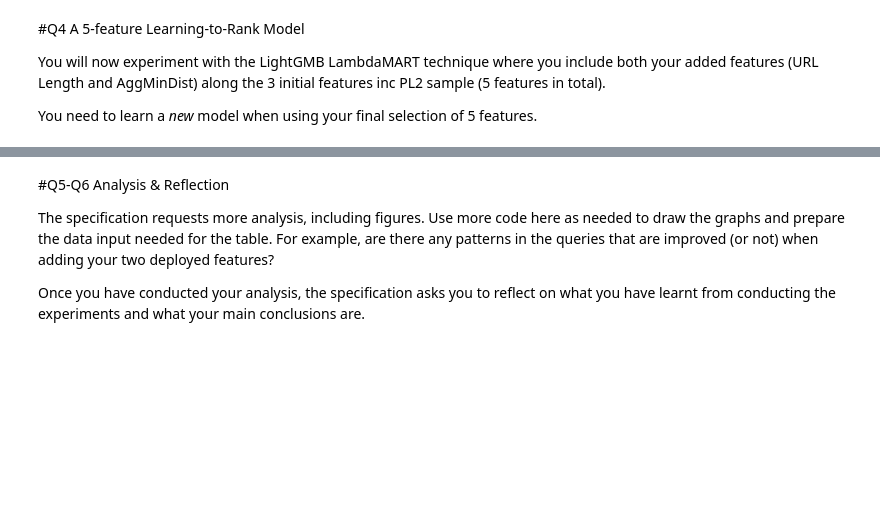
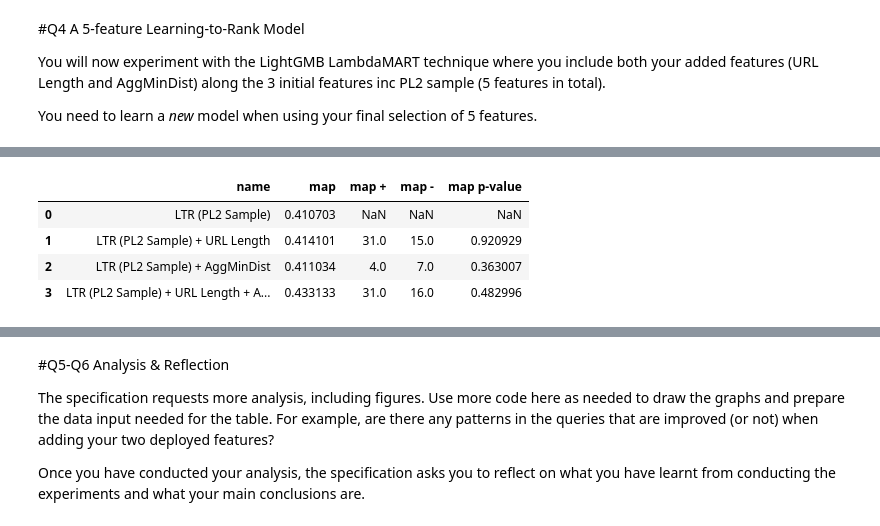
Before and after one commit to podyssea/InformationRetrieval, a Jupyter notebook: InformationRetrievalExercise2_2210049p.ipynb, the cells around one changed output, grey strips where cells are left out. Saved outputs shown, nothing was run; the diff lists cells and outputs as text; code cells hidden in the pictures; blank space fills up the shorter version.

Commit message:
Epitelous doulefkei - All models formed. AggMinDist() may needs reform

```diff
--- a/InformationRetrievalExercise2_2210049p.ipynb
+++ b/InformationRetrievalExercise2_2210049p.ipynb
@@ -466,0 +528,4 @@ You need to learn a *new* model when using your final selection of 5 features.
+# %%
+fourthpassUB = pt.BatchRetrieve(index, wmodel="PL2", metadata=["docno", "url", "body"], verbose=True)
+# %%
+combined_features_with_5_features = fourthpassUB >> (stage12 ** url_length_feature ** term_distance_feature)
@@ -466,0 +534,4 @@ You need to learn a *new* model when using your final selection of 5 features.
+# %%
+model_5_features = combined_features_with_5_features >> pt.ltr.apply_learned_model(lmart_l_5_features, form="ltr")
+# %%
+model_5_features.fit(tr_topics, tr_qrels, va_topics, va_qrels)
@@ -466,0 +549,8 @@ You need to learn a *new* model when using your final selection of 5 features.
+# %%
+pt.Experiment([lmart_l_pipe, boosted_model, boosted_model_dist, model_5_features], test_topics, test_qrels, ["map"], names=["LTR (PL2 Sample)", "LTR (PL2 Sample) + URL Length", "LTR (PL2 Sample) + AggMinDist", "LTR (PL2 Sample) + URL Length + AggMinDist"], baseline = 0)
+# %% [output]
+|  | name | map | map + | map - | map p-value |
+| 0 | LTR (PL2 Sample) | 0.410703 | NaN | NaN | NaN |
+| 1 | LTR (PL2 Sample) + URL Length | 0.414101 | 31.0 | 15.0 | 0.920929 |
+| 2 | LTR (PL2 Sample) + AggMinDist | 0.411034 | 4.0 | 7.0 | 0.363007 |
+| 3 | LTR (PL2 Sample) + URL Length + A... | 0.433133 | 31.0 | 16.0 | 0.482996 |
```
Also changed, not shown: parts of 16 cells of this notebook.
